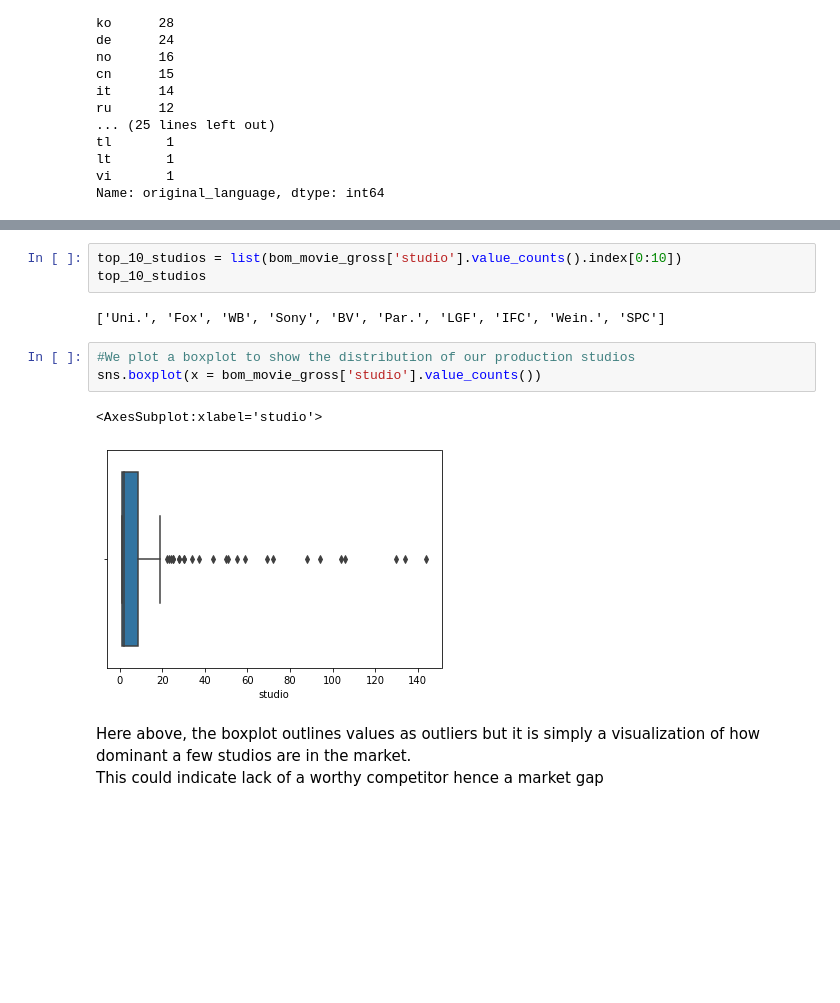
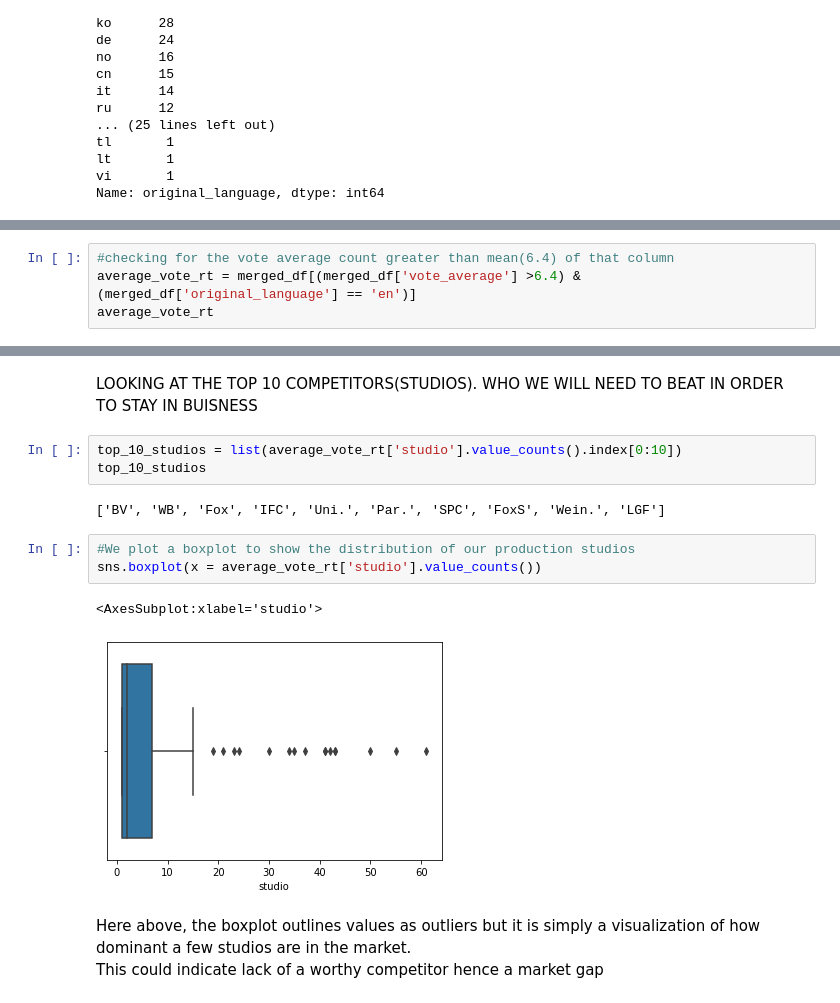
Before and after one commit to TyrionCodister/movie-dataset-analysis, a Jupyter notebook: student data proj.ipynb, the cells around one changed output, grey strips where cells are left out. Drawn from its saved outputs; the diff is of its cells as text; blank space fills up the shorter version.

```diff
--- a/student data proj.ipynb
+++ b/student data proj.ipynb
@@ -785,0 +776,4 @@ English movies are the most produced
+# %%
+#checking for the vote average count greater than mean(6.4) of that column
+average_vote_rt = merged_df[(merged_df['vote_average'] >6.4) & (merged_df['original_language'] == 'en')]
+average_vote_rt
@@ -786,14 +794,16 @@ English movies are the most produced
+# %% [markdown]
+LOOKING AT THE TOP 10 COMPETITORS(STUDIOS). WHO WE WILL NEED TO BEAT IN ORDER TO STAY IN BUISNESS
 # %%
-top_10_studios = list(bom_movie_gross['studio'].value_counts().index[0:10])
+top_10_studios = list(average_vote_rt['studio'].value_counts().index[0:10])
 top_10_studios
 # %% [output]
-['Uni.', 'Fox', 'WB', 'Sony', 'BV', 'Par.', 'LGF', 'IFC', 'Wein.', 'SPC']
+['BV', 'WB', 'Fox', 'IFC', 'Uni.', 'Par.', 'SPC', 'FoxS', 'Wein.', 'LGF']
 # %%
 #We plot a boxplot to show the distribution of our production studios
-sns.boxplot(x = bom_movie_gross['studio'].value_counts())
+sns.boxplot(x = average_vote_rt['studio'].value_counts())
 # %% [output]
 <AxesSubplot:xlabel='studio'>
-[figure, old version]
+[figure, new version]
 # %% [markdown]
 Here above, the boxplot outlines values as outliers but it is simply a visualization of how dominant a few studios are in the market.
 This could indicate lack of a worthy competitor hence a market gap
```
Also changed, not shown: parts of 16 cells of this notebook.
